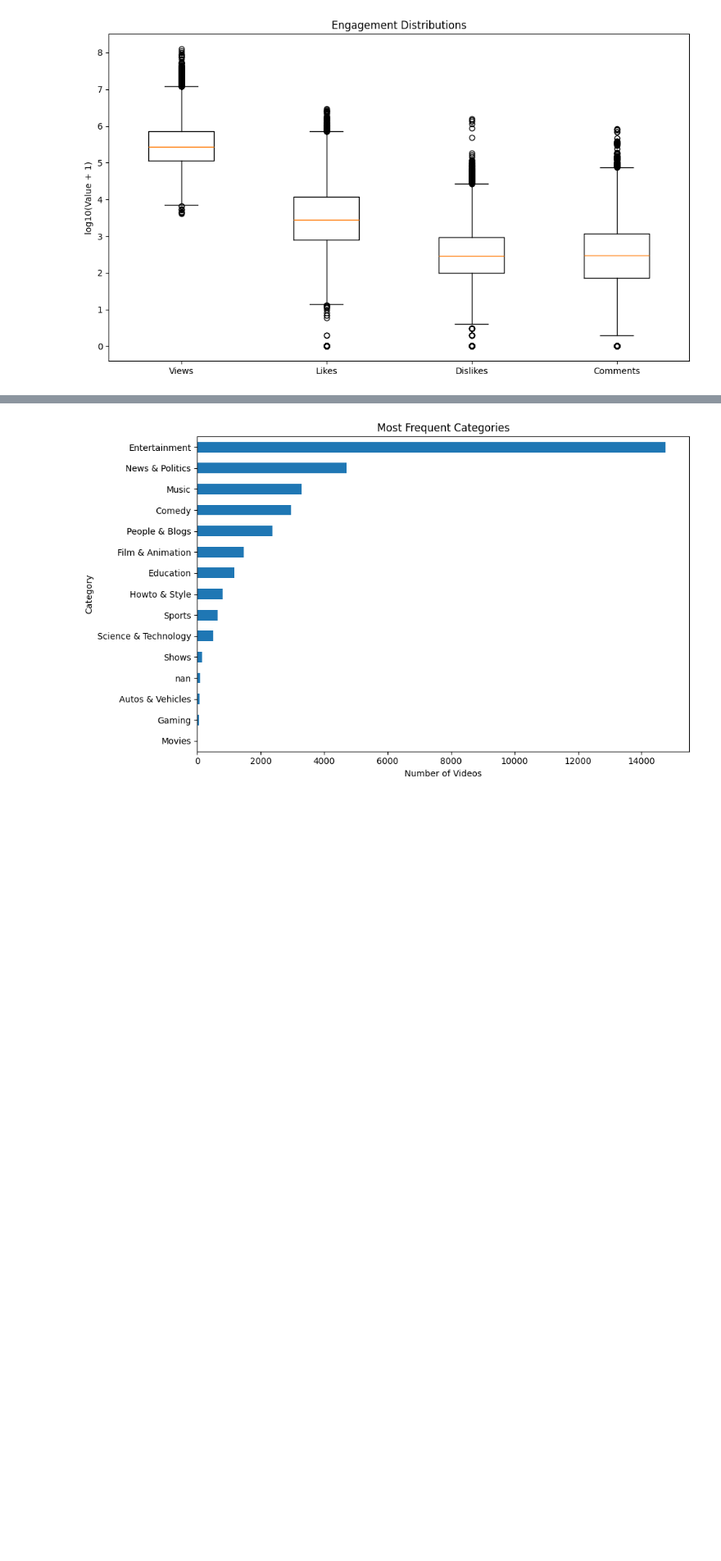
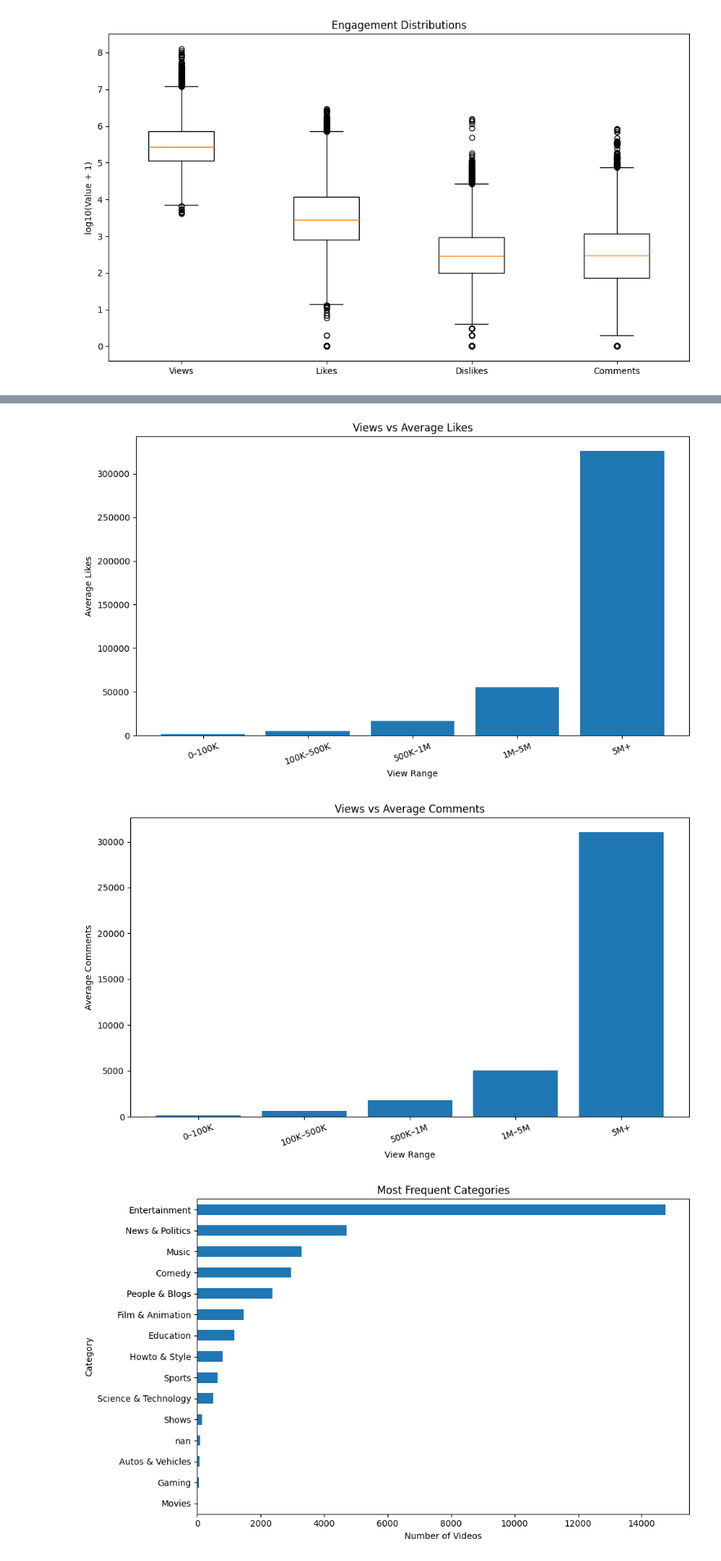
Before and after one commit to SarthakS0607/youtube-trending-eda, a Jupyter notebook: notebooks/04_exploratory_analysis.ipynb, the cells around one changed output, grey strips where cells are left out. Shown at 82% size. Saved outputs shown, nothing was run; the diff lists cells and outputs as text; code cells hidden in the pictures; blank space fills up the shorter version.

Commit message:
Update Week 3 exploratory analysis

```diff
--- a/notebooks/04_exploratory_analysis.ipynb
+++ b/notebooks/04_exploratory_analysis.ipynb
@@ -108,3 +108,77 @@ plt.tight_layout()
 plt.show()
 # %% [output]
 [figure]
+# %%
+# ---------------------------------------
+# Pearson Correlation Calculation
+# ---------------------------------------
+
+views_likes_r = analysis["views"].corr(analysis["likes"])
+views_comments_r = analysis["views"].corr(analysis["comment_count"])
+
+print("Pearson correlation: Views vs Likes =", round(views_likes_r, 3))
+print("Pearson correlation: Views vs Comments =", round(views_comments_r, 3))
+# ---------------------------------------
+# Create view groups
+# ---------------------------------------
+
+analysis["view_range"] = pd.cut(
+    analysis["views"],
+    bins=[0, 100_000, 500_000, 1_000_000, 5_000_000, np.inf],
+    labels=[
+        "0–100K",
+        "100K–500K",
+        "500K–1M",
+        "1M–5M",
+        "5M+"
+    ]
+)
+
+# ---------------------------------------
+# Calculate average engagement
+# ---------------------------------------
+
+relationship_summary = (
+    analysis
+    .groupby("view_range", observed=True)
+    .agg(
+        avg_views=("views", "mean"),
+        avg_likes=("likes", "mean"),
+        avg_comments=("comment_count", "mean"),
+        video_count=("video_id", "count")
+    )
+    .reset_index()
+)
+
+print(relationship_summary)
+
+plt.figure(figsize=(10, 6))
+
+plt.bar(
+    relationship_summary["view_range"],
+    relationship_summary["avg_likes"]
+)
+
+plt.title("Views vs Average Likes")
+plt.xlabel("View Range")
+plt.ylabel("Average Likes")
+
+plt.xticks(rotation=20)
+plt.tight_layout()
+plt.show()
+
+plt.figure(figsize=(10, 6))
+
+plt.bar(
+    relationship_summary["view_range"],
+    relationship_summary["avg_comments"]
+)
+
+plt.title("Views vs Average Comments")
+plt.xlabel("View Range")
+plt.ylabel("Average Comments")
+
+plt.xticks(rotation=20)
+plt.tight_layout()
+plt.show()
+# %% [output]
@@ -111,3 +193,5 @@ plt.show()
+[figure, added]
+[figure, added]
 # %%
 category_counts = (
     analysis["category_name"]
```
Also changed, not shown: parts of 2 cells of this notebook.
